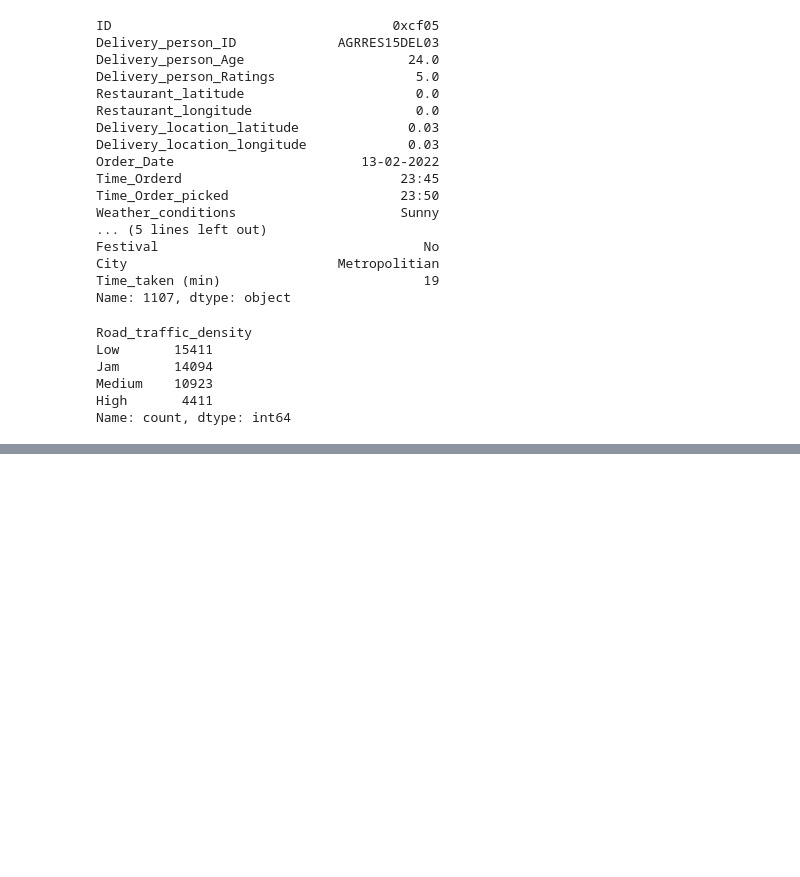
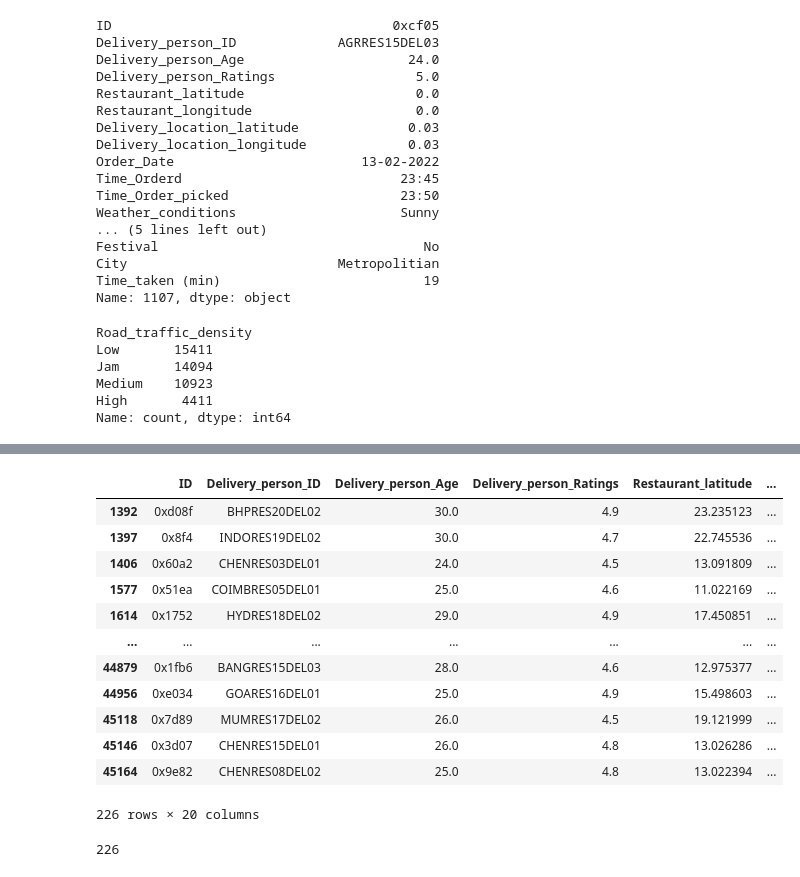
Before and after one commit to Aminsharif/st_assigment, a Jupyter notebook: notebooks/EDA.ipynb, the cells around one changed output, grey strips where cells are left out. Drawn from its saved outputs; the diff is of its cells as text; code cells hidden in the pictures; blank space fills up the shorter version.

Commit message:
Festival and multiple Delivery null value handle

```diff
--- a/notebooks/EDA.ipynb
+++ b/notebooks/EDA.ipynb
@@ -940,0 +977,2 @@ Name: count, dtype: int64
+# %%
+df8.multiple_deliveries.fillna(df8.multiple_deliveries.mode(), inplace=True)
@@ -940,0 +1006,5 @@ Name: count, dtype: int64
+# %%
+df9 = df8.copy()
+# %%
+festival_mode = df9.Festival.mode()
+festival_mode
@@ -940,0 +1014,2 @@ Name: count, dtype: int64
+# %%
+df9.Festival.fillna(festival_mode, inplace=True)
@@ -940,0 +1036,20 @@ Name: count, dtype: int64
+# %%
+df9[df9.Festival.isnull()]
+# %% [output]
+|  | ID | Delivery_person_ID | Delivery_person_Age | Delivery_person_Ratings | Restaurant_latitude | ... |
+| 1392 | 0xd08f | BHPRES20DEL02 | 30.0 | 4.9 | 23.235123 | ... |
+| 1397 | 0x8f4 | INDORES19DEL02 | 30.0 | 4.7 | 22.745536 | ... |
+| 1406 | 0x60a2 | CHENRES03DEL01 | 24.0 | 4.5 | 13.091809 | ... |
+| 1577 | 0x51ea | COIMBRES05DEL01 | 25.0 | 4.6 | 11.022169 | ... |
+| 1614 | 0x1752 | HYDRES18DEL02 | 29.0 | 4.9 | 17.450851 | ... |
+| ... | ... | ... | ... | ... | ... | ... |
+| 44879 | 0x1fb6 | BANGRES15DEL03 | 28.0 | 4.6 | 12.975377 | ... |
+| 44956 | 0xe034 | GOARES16DEL01 | 25.0 | 4.9 | 15.498603 | ... |
+| 45118 | 0x7d89 | MUMRES17DEL02 | 26.0 | 4.5 | 19.121999 | ... |
+| 45146 | 0x3d07 | CHENRES15DEL01 | 26.0 | 4.8 | 13.026286 | ... |
+| 45164 | 0x9e82 | CHENRES08DEL02 | 25.0 | 4.8 | 13.022394 | ... |
+226 rows × 20 columns
+# %%
+df8.Festival.isnull().sum()
+# %% [output]
+226
```
Also changed, not shown: parts of 11 cells of this notebook.
